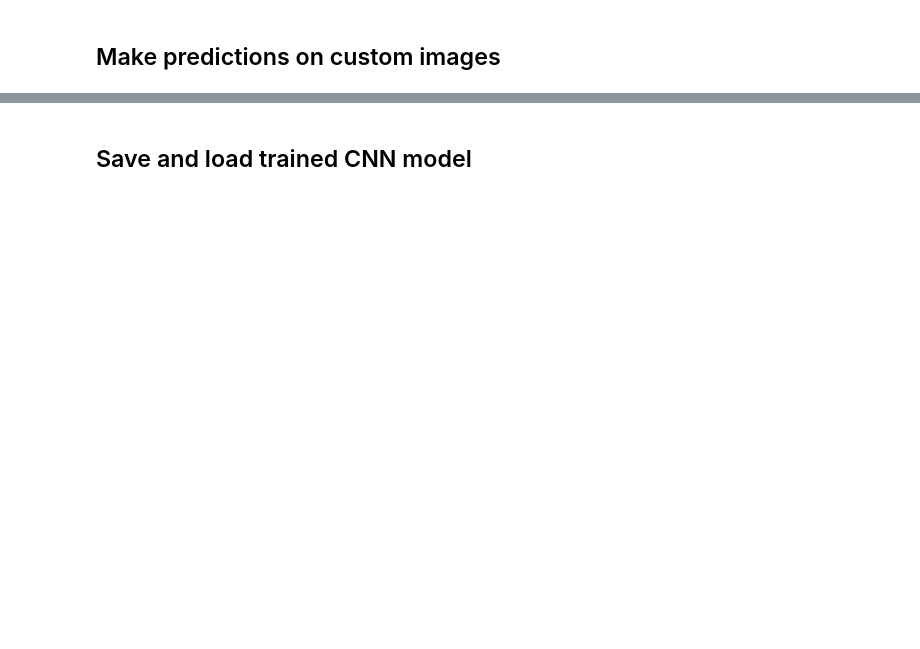
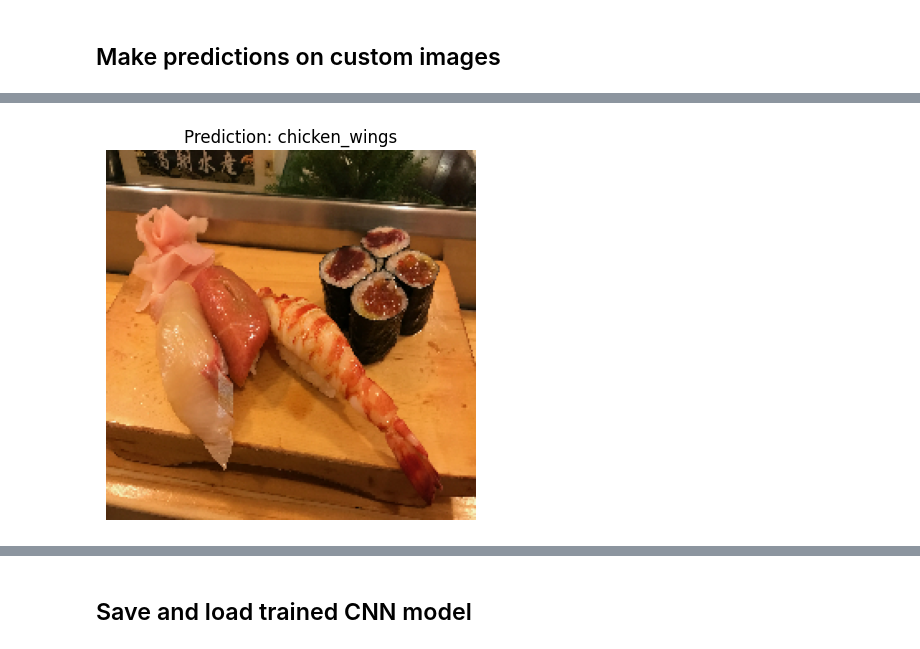
Before and after one commit to owen-wang-student/tensorflow-practice, a Jupyter notebook: food_cnn_classification.ipynb, the cells around one changed output, grey strips where cells are left out. Cells and saved outputs as stored; diff of their text form; code cells hidden in the pictures; blank space fills up the shorter version.

```diff
--- a/food_cnn_classification.ipynb
+++ b/food_cnn_classification.ipynb
@@ -221,0 +367,6 @@ plot_loss_curves(history) # very clear overfitting is seen
+# %%
+# Run predictions
+pred_and_plot(model=model_2,
+             filename="03-sushi.jpeg",
+             class_names=class_names)
+# %% [output]
@@ -221,0 +374 @@ plot_loss_curves(history) # very clear overfitting is seen
+[figure, added]
```
Also changed, not shown: parts of 18 cells of this notebook.
